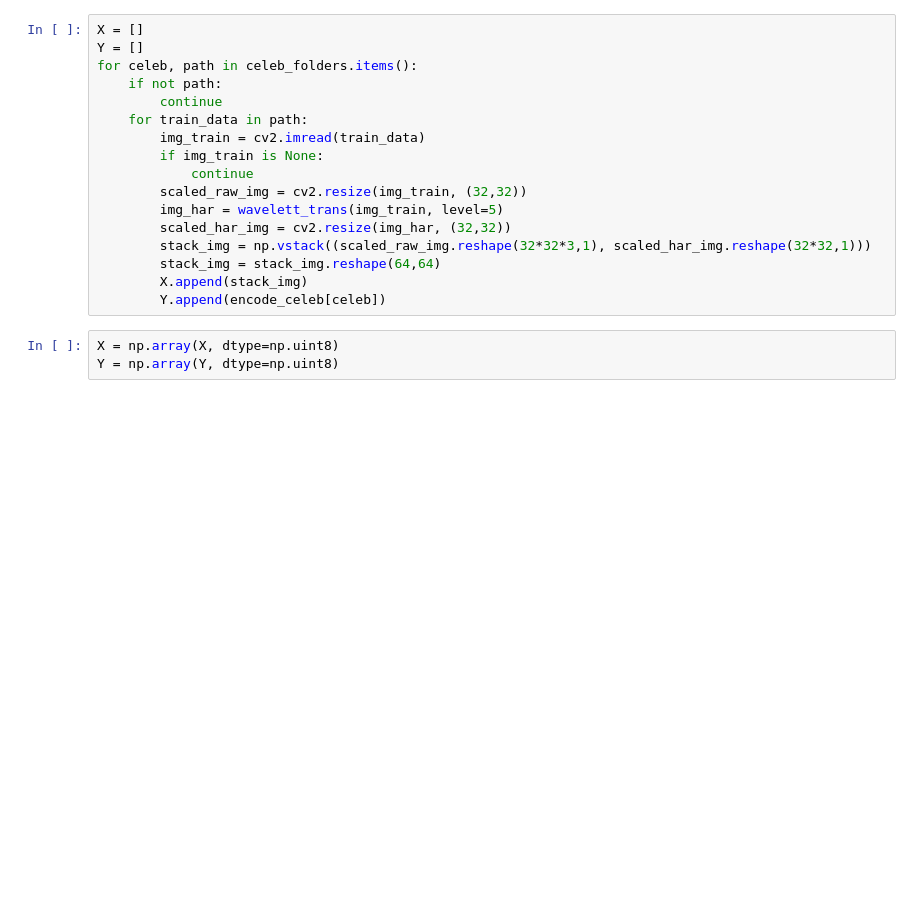
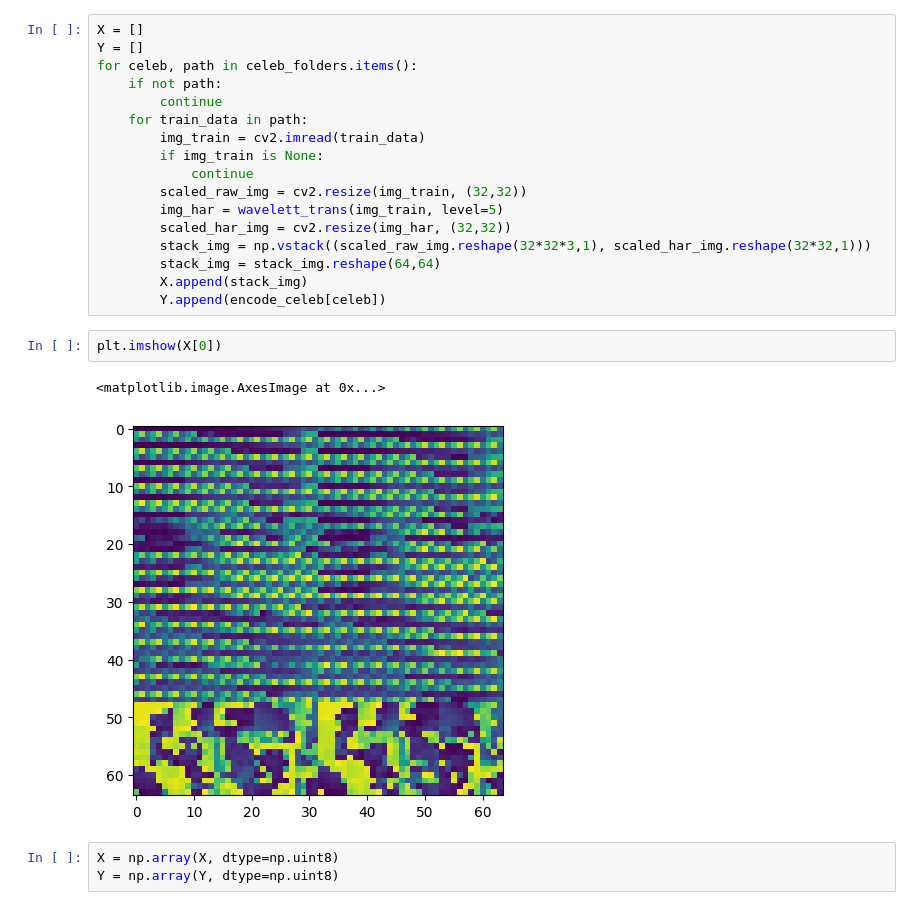
Before and after one commit to John-Alex07/Celebrity-Image-Classifier, a Jupyter notebook: Deep_L.ipynb, the cells around one changed output. Saved outputs shown, nothing was run; the diff lists cells and outputs as text; blank space fills up the shorter version.

```diff
--- a/Deep_L.ipynb
+++ b/Deep_L.ipynb
@@ -44,6 +65,11 @@ for celeb, path in celeb_folders.items():
         stack_img = stack_img.reshape(64,64)
         X.append(stack_img)
         Y.append(encode_celeb[celeb])
+# %%
+plt.imshow(X[0])
+# %% [output]
+<matplotlib.image.AxesImage at 0x...>
+[figure, added]
 # %%
 X = np.array(X, dtype=np.uint8)
 Y = np.array(Y, dtype=np.uint8)
```
Also changed, not shown: parts of 17 cells of this notebook, 30 other files.
